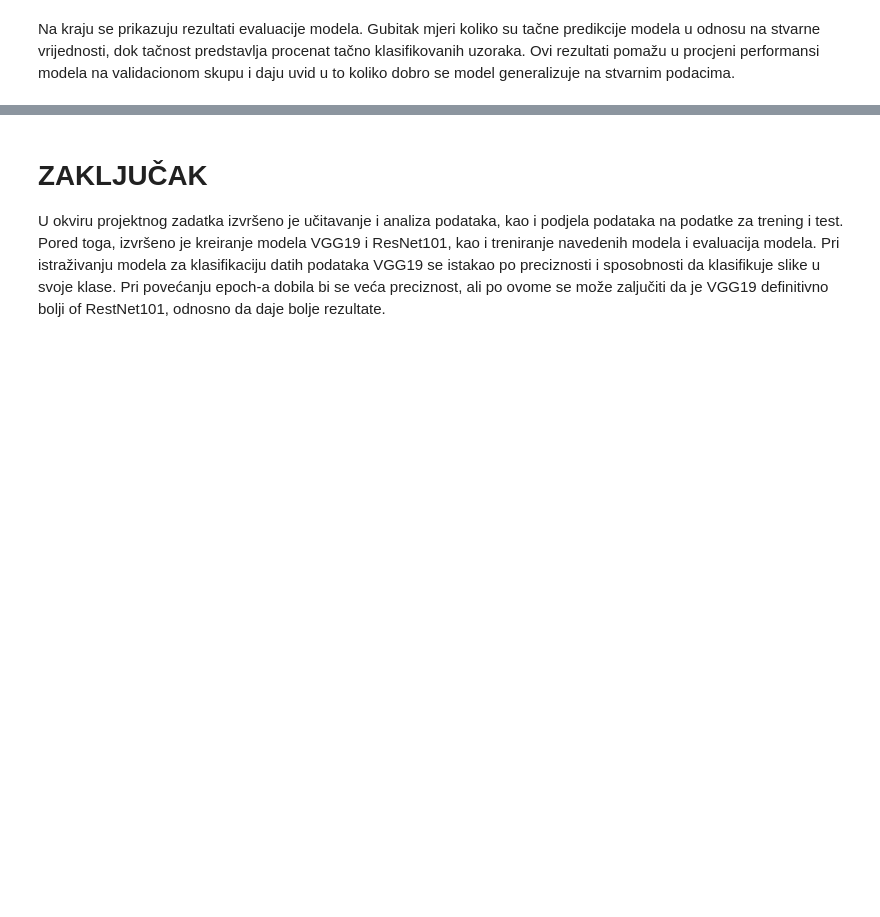
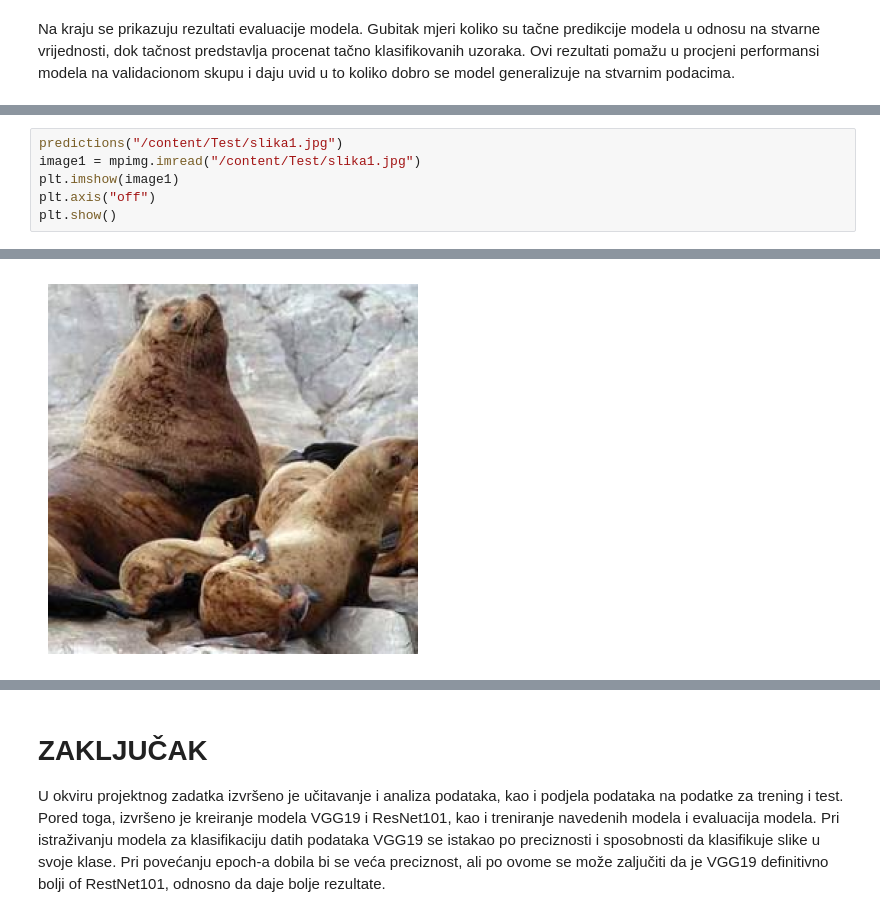
Before and after one commit to IrinejIT52/PPPO_Projekat, a Jupyter notebook: PPPOProjekat_IrinejKuzmanIT52_2020.ipynb, the cells around one changed output, grey strips where cells are left out. Drawn from its saved outputs; the diff is of its cells as text; blank space fills up the shorter version.

```diff
--- a/PPPOProjekat_IrinejKuzmanIT52_2020.ipynb
+++ b/PPPOProjekat_IrinejKuzmanIT52_2020.ipynb
@@ -262,0 +293,7 @@ Na kraju se prikazuju rezultati evaluacije modela. Gubitak mjeri koliko su tačn
+# %%
+predictions("/content/Test/slika1.jpg")
+image1 = mpimg.imread("/content/Test/slika1.jpg")
+plt.imshow(image1)
+plt.axis("off")
+plt.show()
+# %% [output]
@@ -262,0 +302 @@ Na kraju se prikazuju rezultati evaluacije modela. Gubitak mjeri koliko su tačn
+[figure, added]
```
Also changed, not shown: parts of 9 cells of this notebook.
